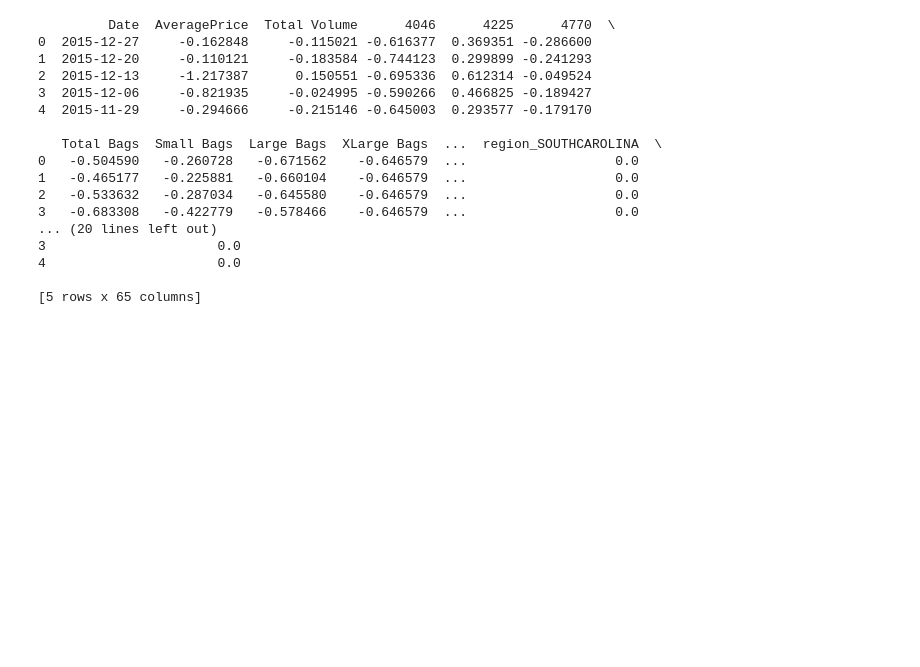
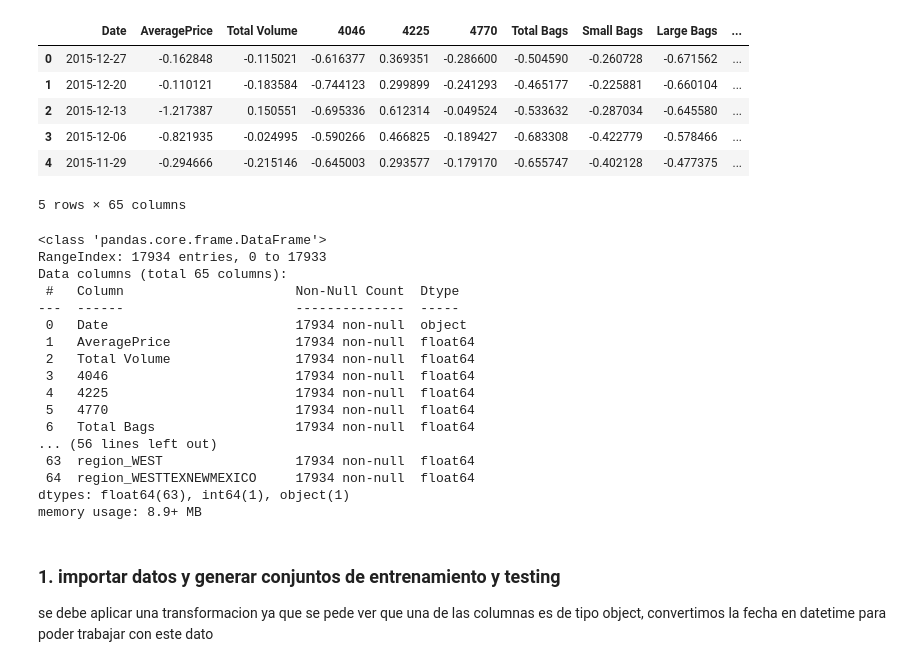
Before and after one commit to DilnLemos/Avocado_Price_Prediction, a Jupyter notebook: notebooks/MODEL.ipynb, the cells around one changed output. Drawn from its saved outputs; the diff is of its cells as text; code cells hidden in the pictures; blank space fills up the shorter version.

```diff
--- a/notebooks/MODEL.ipynb
+++ b/notebooks/MODEL.ipynb
@@ -1,32 +1,48 @@
 # %%
 import numpy as np
 import pandas as pd
 import matplotlib.pyplot as plt
 import seaborn as sns
 from sklearn.model_selection import train_test_split
 
 from sklearn.tree import DecisionTreeClassifier
+from sklearn.ensemble import GradientBoostingRegressor as gb
+
 from sklearn.metrics import (accuracy_score, confusion_matrix, classification_report,
                              mean_squared_error, r2_score)
 from sklearn.preprocessing import StandardScaler
 
-avocados = pd.read_csv('../docs/clean_avocado.csv')
-print(avocados.head())
+avocados = pd.read_csv('../data/clean_avocado.csv')
+avocados.head()
 # %% [output]
+|  | Date | AveragePrice | Total Volume | 4046 | 4225 | 4770 | Total Bags | Small Bags | Large Bags | ... |
+| 0 | 2015-12-27 | -0.162848 | -0.115021 | -0.616377 | 0.369351 | -0.286600 | -0.504590 | -0.260728 | -0.671562 | ... |
+| 1 | 2015-12-20 | -0.110121 | -0.183584 | -0.744123 | 0.299899 | -0.241293 | -0.465177 | -0.225881 | -0.660104 | ... |
+| 2 | 2015-12-13 | -1.217387 | 0.150551 | -0.695336 | 0.612314 | -0.049524 | -0.533632 | -0.287034 | -0.645580 | ... |
+| 3 | 2015-12-06 | -0.821935 | -0.024995 | -0.590266 | 0.466825 | -0.189427 | -0.683308 | -0.422779 | -0.578466 | ... |
+| 4 | 2015-11-29 | -0.294666 | -0.215146 | -0.645003 | 0.293577 | -0.179170 | -0.655747 | -0.402128 | -0.477375 | ... |
-         Date  AveragePrice  Total Volume      4046      4225      4770  \
-0  2015-12-27     -0.162848     -0.115021 -0.616377  0.369351 -0.286600
-1  2015-12-20     -0.110121     -0.183584 -0.744123  0.299899 -0.241293
-2  2015-12-13     -1.217387      0.150551 -0.695336  0.612314 -0.049524
-3  2015-12-06     -0.821935     -0.024995 -0.590266  0.466825 -0.189427
-4  2015-11-29     -0.294666     -0.215146 -0.645003  0.293577 -0.179170
-
-   Total Bags  Small Bags  Large Bags  XLarge Bags  ...  region_SOUTHCAROLINA  \
-0   -0.504590   -0.260728   -0.671562    -0.646579  ...                   0.0
-1   -0.465177   -0.225881   -0.660104    -0.646579  ...                   0.0
-2   -0.533632   -0.287034   -0.645580    -0.646579  ...                   0.0
-3   -0.683308   -0.422779   -0.578466    -0.646579  ...                   0.0
-... (20 lines left out)
-3                      0.0
-4                      0.0
-
-[5 rows x 65 columns]
+5 rows × 65 columns
+# %%
+avocados.info()
+# %% [output]
+<class 'pandas.core.frame.DataFrame'>
+RangeIndex: 17934 entries, 0 to 17933
+Data columns (total 65 columns):
+ #   Column                      Non-Null Count  Dtype
+---  ------                      --------------  -----
+ 0   Date                        17934 non-null  object
+ 1   AveragePrice                17934 non-null  float64
+ 2   Total Volume                17934 non-null  float64
+ 3   4046                        17934 non-null  float64
+ 4   4225                        17934 non-null  float64
+ 5   4770                        17934 non-null  float64
+ 6   Total Bags                  17934 non-null  float64
+... (56 lines left out)
+ 63  region_WEST                 17934 non-null  float64
+ 64  region_WESTTEXNEWMEXICO     17934 non-null  float64
+dtypes: float64(63), int64(1), object(1)
+memory usage: 8.9+ MB
+# %% [markdown]
+### 1. importar datos y generar conjuntos de entrenamiento y testing
+
+se debe aplicar una transformacion ya que se pede ver que una de las columnas es de tipo object, convertimos la fecha en datetime para poder trabajar con este dato
```
Also changed, not shown: parts of 7 cells of this notebook, 2 other files.
